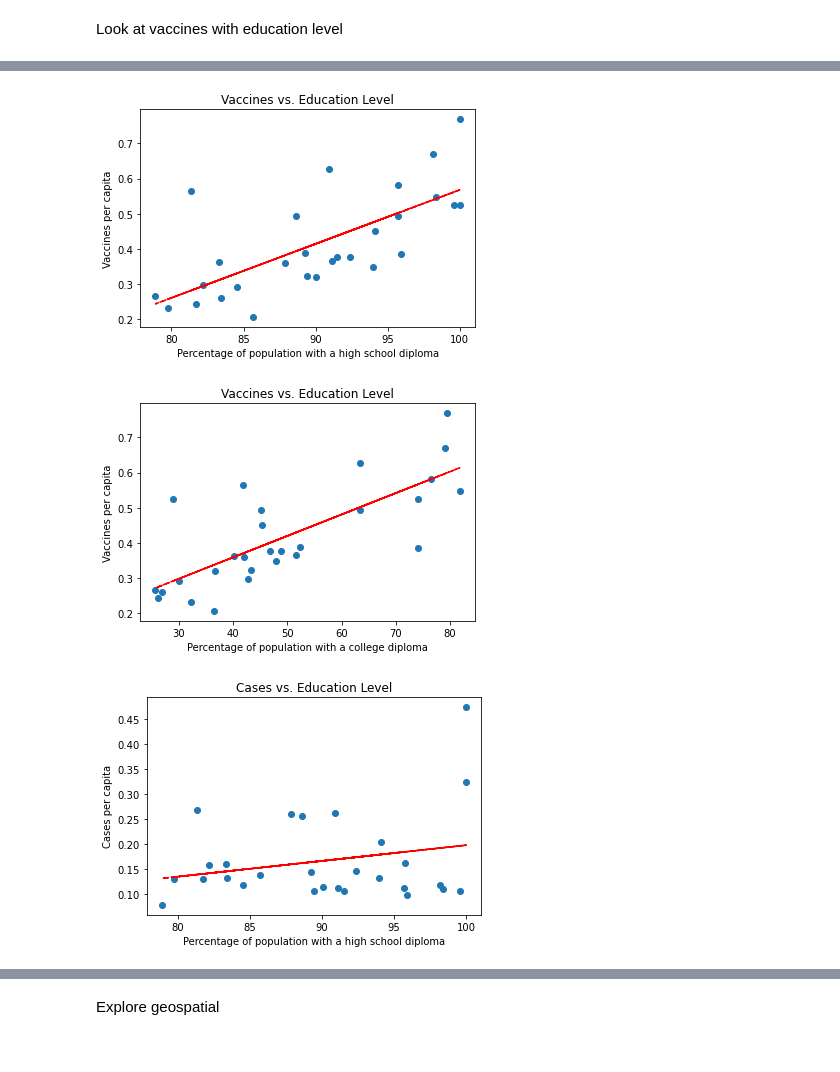
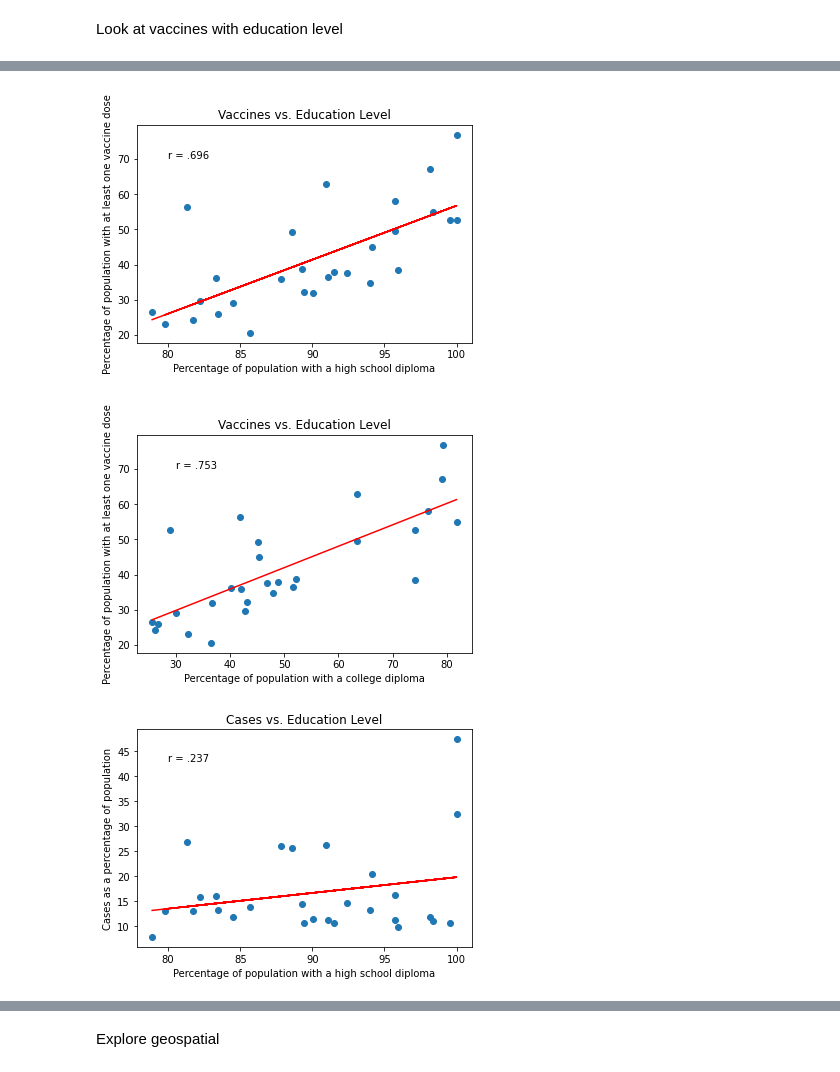
Before and after one commit to ryanhilber93/nash-covid-cases-vaccines-hot_chickens, a Jupyter notebook: hilber_notebook.ipynb, the cells around one changed output, grey strips where cells are left out. Saved outputs shown, nothing was run; the diff lists cells and outputs as text; code cells hidden in the pictures.

```diff
--- a/hilber_notebook.ipynb
+++ b/hilber_notebook.ipynb
@@ -388,6 +389,6 @@ df_all_2
 28 rows × 73 columns
 # %%
-df_all_2 = df_all_2.sort_values('cases_per_cap')
-df_all_2.plot.bar(x='zip', y='cases_per_cap')
+df_all_2 = df_all_2.sort_values('cases_by_perc')
+df_all_2.plot.bar(x='zip', y='cases_by_perc')
 # %% [output]
 <AxesSubplot:xlabel='zip'>
@@ -395,5 +396,5 @@ df_all_2.plot.bar(x='zip', y='cases_per_cap')
 # %%
-df_all_2 = df_all_2.sort_values('vac_per_cap')
-df_all_2.plot.bar(x='zip', y='vac_per_cap')
+df_all_2 = df_all_2.sort_values('vac_by_perc')
+df_all_2.plot.bar(x='zip', y='vac_by_perc')
 # %% [output]
 <AxesSubplot:xlabel='zip'>
@@ -400,0 +402,3 @@ df_all_2.plot.bar(x='zip', y='vac_per_cap')
+# %%
+df_all_2 = df_all_2.sort_values('perc_hs_grad_ormore')
+df_all_2.plot.bar(x='zip', y='perc_hs_grad_ormore')
@@ -400,0 +408,3 @@ df_all_2.plot.bar(x='zip', y='vac_per_cap')
+# %%
+df_all_2 = df_all_2.sort_values('perc_associate_ormore')
+df_all_2.plot.bar(x='zip', y='perc_associate_ormore')
@@ -427,37 +424,43 @@ plt.plot(x,p(x),"r--");
 # %%
-plt.plot('perc_hs_grad_ormore', 'vac_per_cap', marker='o', linestyle='none', data=df_all_2)
+plt.plot('perc_hs_grad_ormore', 'vac_by_perc', marker='o', linestyle='none', data=df_all_2)
 plt.title('Vaccines vs. Education Level')
 plt.xlabel("Percentage of population with a high school diploma")
-plt.ylabel('Vaccines per capita')
+plt.ylabel('Percentage of population with at least one vaccine dose')
 x = df_all_2['perc_hs_grad_ormore']
-y = df_all_2['vac_per_cap']
+y = df_all_2['vac_by_perc']
 z = np.polyfit(x, y, 1)
 p = np.poly1d(z)
-plt.plot(x,p(x),"r--");
+plt.plot(x,p(x),"r-")
+plt.text(80, 70, 'r = .696')
+plt.savefig('hs_grad_vs_vac.png')
 # %% [output]
-[figure, old version]
+[figure, new version]
 # %%
-plt.plot('perc_associate_ormore', 'vac_per_cap', marker='o', linestyle='none', data=df_all_2)
+plt.plot('perc_associate_ormore', 'vac_by_perc', marker='o', linestyle='none', data=df_all_2)
 plt.title('Vaccines vs. Education Level')
 plt.xlabel("Percentage of population with a college diploma")
-plt.ylabel('Vaccines per capita')
+plt.ylabel('Percentage of population with at least one vaccine dose')
 x = df_all_2['perc_associate_ormore']
-y = df_all_2['vac_per_cap']
+y = df_all_2['vac_by_perc']
 z = np.polyfit(x, y, 1)
 p = np.poly1d(z)
-plt.plot(x,p(x),"r--");
+plt.plot(x,p(x),"r-")
+plt.text(30, 70, 'r = .753')
+plt.savefig('col_diploma_vs_vac.png')
 # %% [output]
-[figure, old version]
+[figure, new version]
 # %%
-plt.plot('perc_hs_grad_ormore', 'cases_per_cap', marker='o', linestyle='none', data=df_all_2)
+plt.plot('perc_hs_grad_ormore', 'cases_by_perc', marker='o', linestyle='none', data=df_all_2)
 plt.title('Cases vs. Education Level')
 plt.xlabel("Percentage of population with a high school diploma")
-plt.ylabel('Cases per capita')
+plt.ylabel('Cases as a percentage of population')
 x = df_all_2['perc_hs_grad_ormore']
-y = df_all_2['cases_per_cap']
+y = df_all_2['cases_by_perc']
 z = np.polyfit(x, y, 1)
 p = np.poly1d(z)
-plt.plot(x,p(x),"r--");
+plt.plot(x,p(x),"r-")
+plt.text(80, 43, 'r = .237')
+plt.savefig('hs_grad_vs_cases.png')
 # %% [output]
-[figure, old version]
+[figure, new version]
 # %%
```
Also changed, not shown: parts of 25 cells of this notebook, 5 other files.
